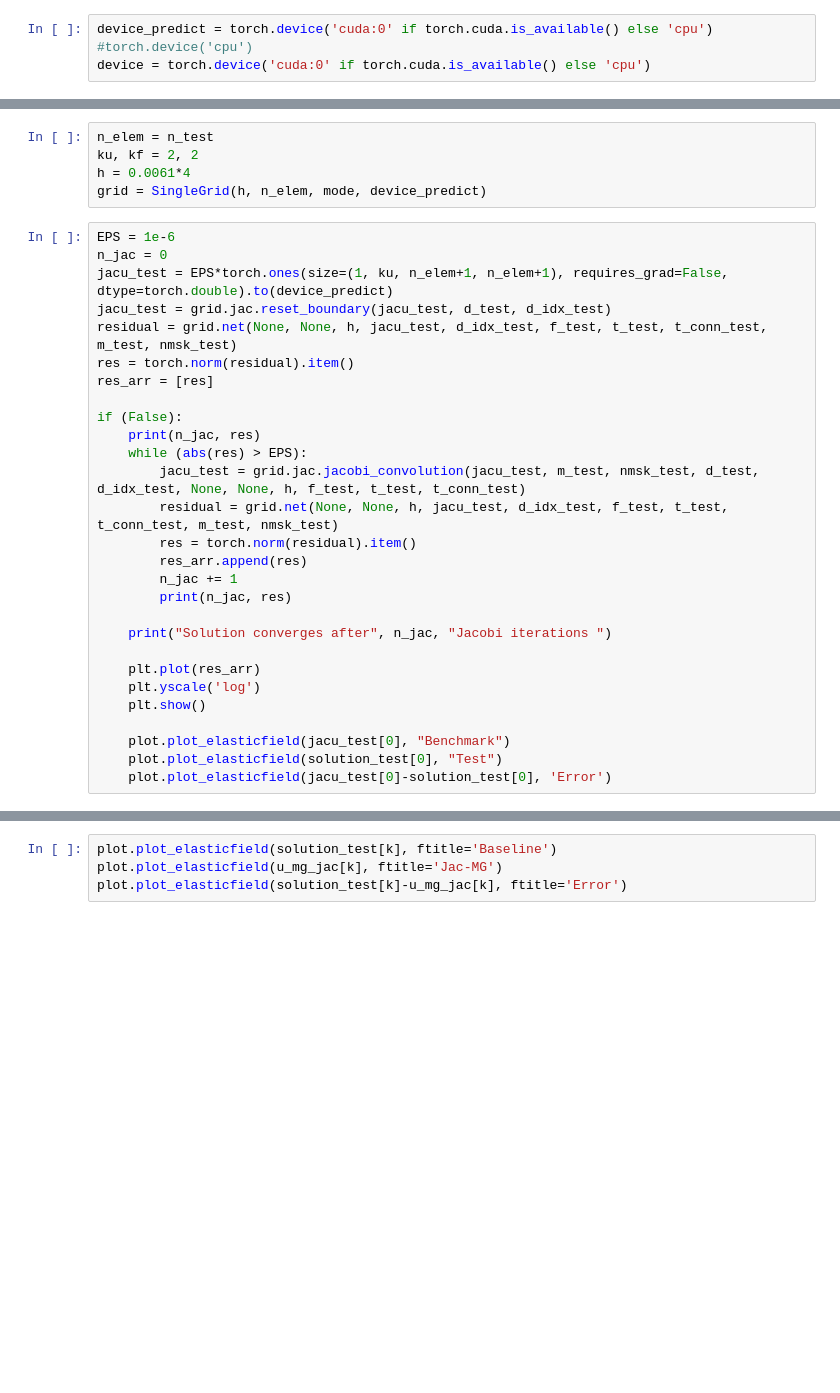
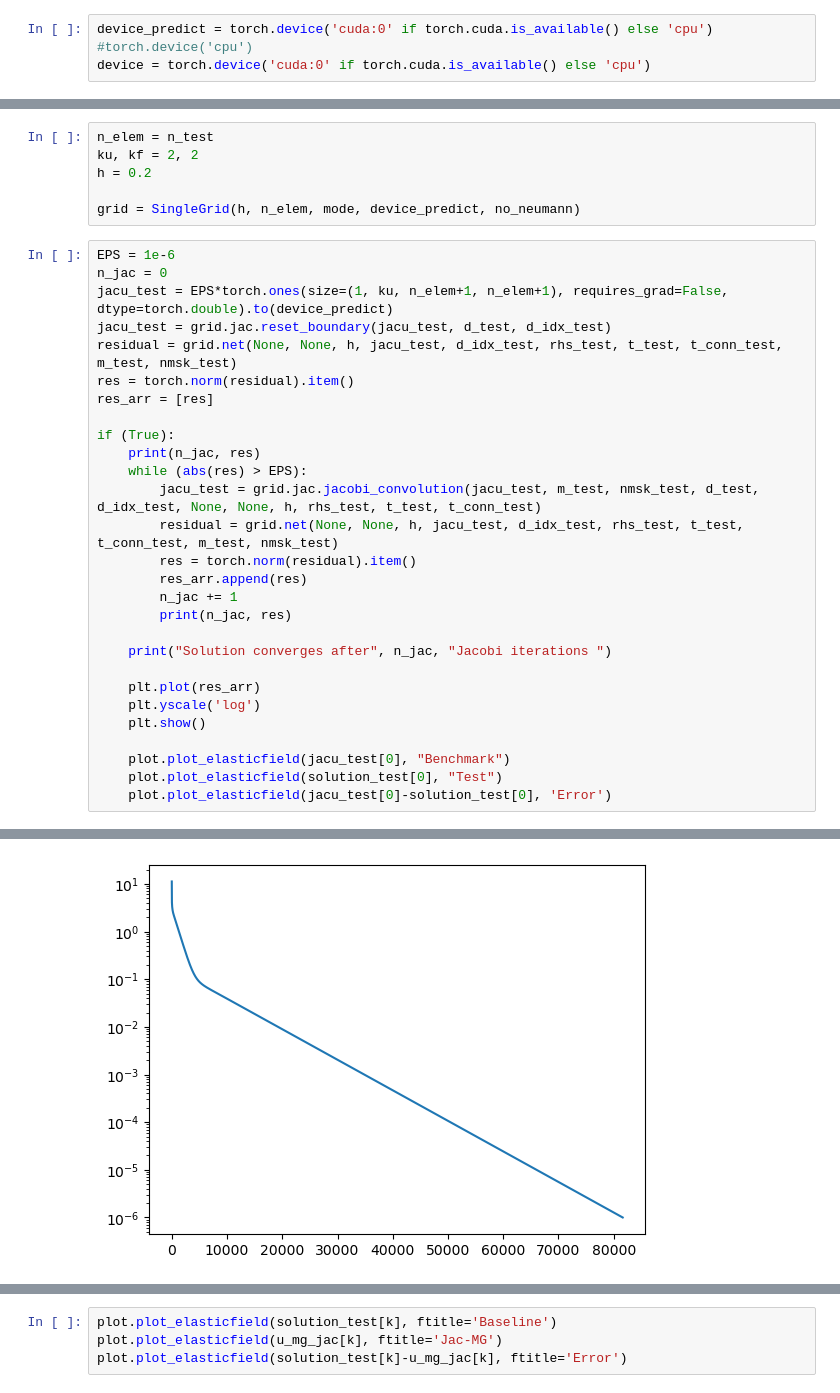
Before and after one commit to ymlasu/MFEA-Net, a Jupyter notebook: MFEANet_elastic_multiphase.ipynb, the cells around one changed output, grey strips where cells are left out. Saved outputs shown, nothing was run; the diff lists cells and outputs as text; blank space fills up the shorter version.

```diff
--- a/MFEANet_elastic_multiphase.ipynb
+++ b/MFEANet_elastic_multiphase.ipynb
@@ -67,22 +73,23 @@ plot.plot_elasticfield(u_test[k], ftitle='Solution')
 # %%
 n_elem = n_test
 ku, kf = 2, 2
-h = 0.0061*4
-grid = SingleGrid(h, n_elem, mode, device_predict)
+h = 0.2
+
+grid = SingleGrid(h, n_elem, mode, device_predict, no_neumann)
 # %%
 EPS = 1e-6
 n_jac = 0
 jacu_test = EPS*torch.ones(size=(1, ku, n_elem+1, n_elem+1), requires_grad=False, dtype=torch.double).to(device_predict)
 jacu_test = grid.jac.reset_boundary(jacu_test, d_test, d_idx_test)
-residual = grid.net(None, None, h, jacu_test, d_idx_test, f_test, t_test, t_conn_test, m_test, nmsk_test)
+residual = grid.net(None, None, h, jacu_test, d_idx_test, rhs_test, t_test, t_conn_test, m_test, nmsk_test)
 res = torch.norm(residual).item()
 res_arr = [res]
 
-if (False):
+if (True):
     print(n_jac, res)
     while (abs(res) > EPS):
-        jacu_test = grid.jac.jacobi_convolution(jacu_test, m_test, nmsk_test, d_test, d_idx_test, None, None, h, f_test, t_test, t_conn_test)
-        residual = grid.net(None, None, h, jacu_test, d_idx_test, f_test, t_test, t_conn_test, m_test, nmsk_test)
+        jacu_test = grid.jac.jacobi_convolution(jacu_test, m_test, nmsk_test, d_test, d_idx_test, None, None, h, rhs_test, t_test, t_conn_test)
+        residual = grid.net(None, None, h, jacu_test, d_idx_test, rhs_test, t_test, t_conn_test, m_test, nmsk_test)
         res = torch.norm(residual).item()
         res_arr.append(res)
         n_jac += 1
@@ -97,3 +104,4 @@ if (False):
     plot.plot_elasticfield(jacu_test[0], "Benchmark")
     plot.plot_elasticfield(solution_test[0], "Test")
     plot.plot_elasticfield(jacu_test[0]-solution_test[0], 'Error')
+# %% [output]
@@ -99,0 +125 @@ if (False):
+[figure, added]
```
Also changed, not shown: parts of 8 cells of this notebook, 35 other files.
